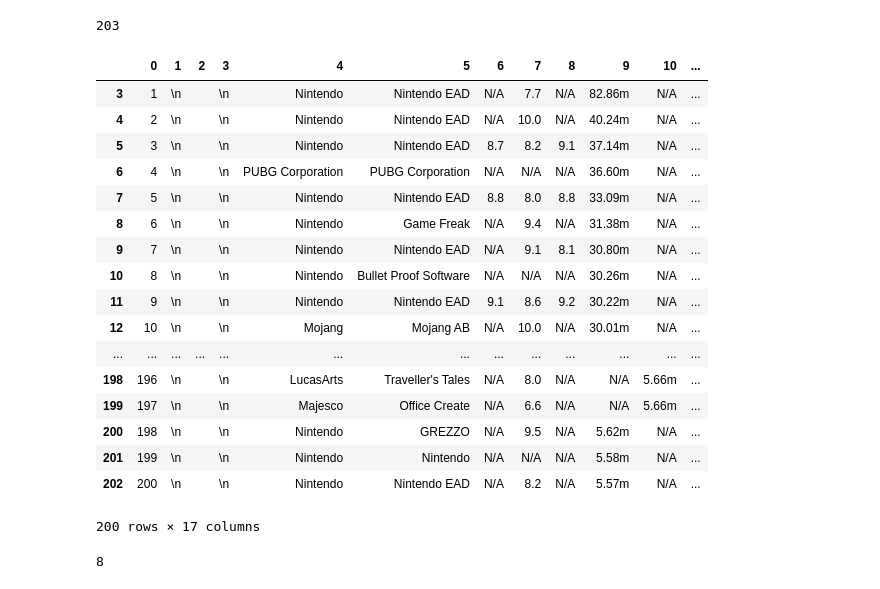
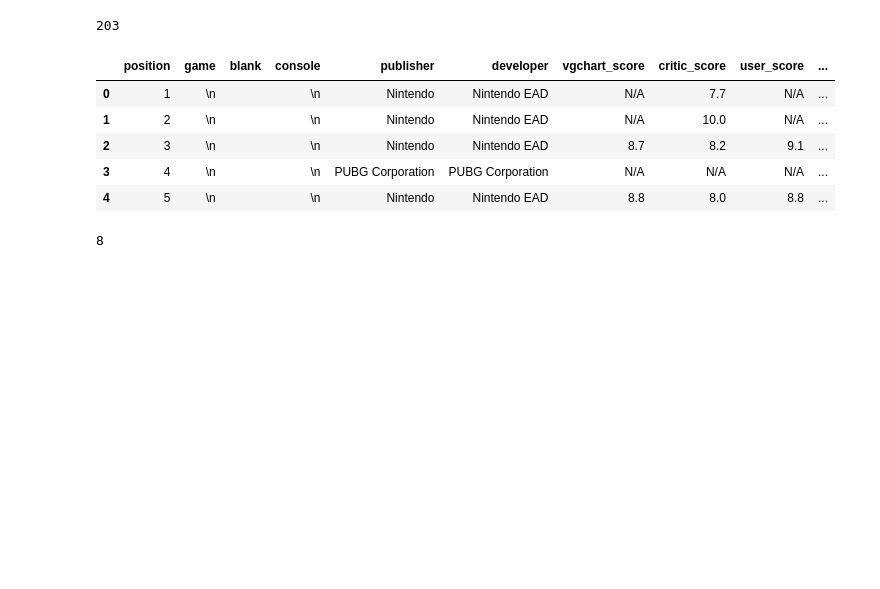
Before and after one commit to jeremyrchow/video_game_sales_data, a Jupyter notebook: exploratory_analysis.ipynb, the cells around one changed output. Cells and saved outputs as stored; diff of their text form; code cells hidden in the pictures; blank space fills up the shorter version.

Commit message:
Renaming columns

```diff
--- a/exploratory_analysis.ipynb
+++ b/exploratory_analysis.ipynb
@@ -75,28 +75,22 @@ for counter,row in enumerate(tr_elements.xpath(".//tr")):
         row_dict[counter] = row_list
 
 
-df=pd.DataFrame.from_dict(row_dict)
+df=pd.DataFrame.from_dict(row_dict).transpose()
+df.columns = ['position','game','blank','console','publisher','developer','vgchart_score',\
+             'critic_score','user_score','total_shipped','total_sales',\
+              'na_sales','pal_sales','japan_sales','other_sales',\
+              'release_date','last_update']
+# %%
+df=df.reset_index().drop(columns = 'index')
 # %%
-df.transpose()
+df.head()
 # %% [output]
-|  | 0 | 1 | 2 | 3 | 4 | 5 | 6 | 7 | 8 | 9 | 10 | ... |
-| 3 | 1 | \n |  | \n | Nintendo | Nintendo EAD | N/A | 7.7 | N/A | 82.86m | N/A | ... |
-| 4 | 2 | \n |  | \n | Nintendo | Nintendo EAD | N/A | 10.0 | N/A | 40.24m | N/A | ... |
-| 5 | 3 | \n |  | \n | Nintendo | Nintendo EAD | 8.7 | 8.2 | 9.1 | 37.14m | N/A | ... |
-| 6 | 4 | \n |  | \n | PUBG Corporation | PUBG Corporation | N/A | N/A | N/A | 36.60m | N/A | ... |
-| 7 | 5 | \n |  | \n | Nintendo | Nintendo EAD | 8.8 | 8.0 | 8.8 | 33.09m | N/A | ... |
-| 8 | 6 | \n |  | \n | Nintendo | Game Freak | N/A | 9.4 | N/A | 31.38m | N/A | ... |
-| 9 | 7 | \n |  | \n | Nintendo | Nintendo EAD | N/A | 9.1 | 8.1 | 30.80m | N/A | ... |
-| 10 | 8 | \n |  | \n | Nintendo | Bullet Proof Software | N/A | N/A | N/A | 30.26m | N/A | ... |
-| 11 | 9 | \n |  | \n | Nintendo | Nintendo EAD | 9.1 | 8.6 | 9.2 | 30.22m | N/A | ... |
-| 12 | 10 | \n |  | \n | Mojang | Mojang AB | N/A | 10.0 | N/A | 30.01m | N/A | ... |
-| ... | ... | ... | ... | ... | ... | ... | ... | ... | ... | ... | ... | ... |
-| 198 | 196 | \n |  | \n | LucasArts | Traveller's Tales | N/A | 8.0 | N/A | N/A | 5.66m | ... |
-| 199 | 197 | \n |  | \n | Majesco | Office Create | N/A | 6.6 | N/A | N/A | 5.66m | ... |
-| 200 | 198 | \n |  | \n | Nintendo | GREZZO | N/A | 9.5 | N/A | 5.62m | N/A | ... |
-| 201 | 199 | \n |  | \n | Nintendo | Nintendo | N/A | N/A | N/A | 5.58m | N/A | ... |
-| 202 | 200 | \n |  | \n | Nintendo | Nintendo EAD | N/A | 8.2 | N/A | 5.57m | N/A | ... |
+|  | position | game | blank | console | publisher | developer | vgchart_score | critic_score | user_score | ... |
+| 0 | 1 | \n |  | \n | Nintendo | Nintendo EAD | N/A | 7.7 | N/A | ... |
+| 1 | 2 | \n |  | \n | Nintendo | Nintendo EAD | N/A | 10.0 | N/A | ... |
+| 2 | 3 | \n |  | \n | Nintendo | Nintendo EAD | 8.7 | 8.2 | 9.1 | ... |
+| 3 | 4 | \n |  | \n | PUBG Corporation | PUBG Corporation | N/A | N/A | N/A | ... |
+| 4 | 5 | \n |  | \n | Nintendo | Nintendo EAD | 8.8 | 8.0 | 8.8 | ... |
-200 rows × 17 columns
 # %%
 pandas_shortcut = pd.read_html(url,header=None)
 # %%
```
